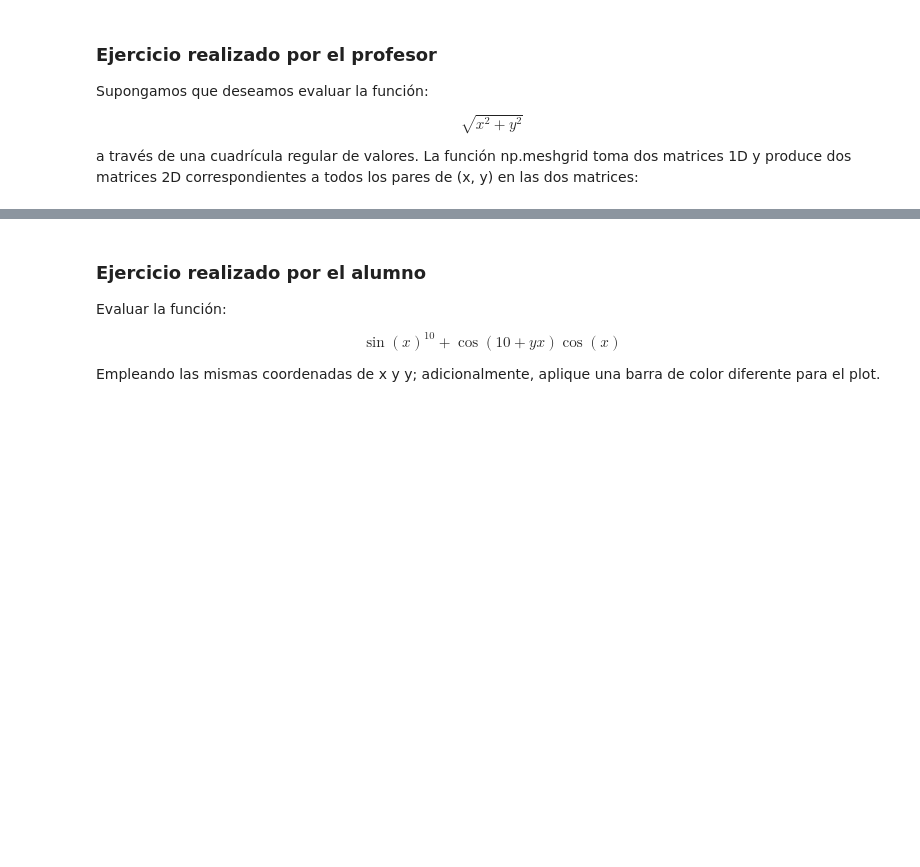
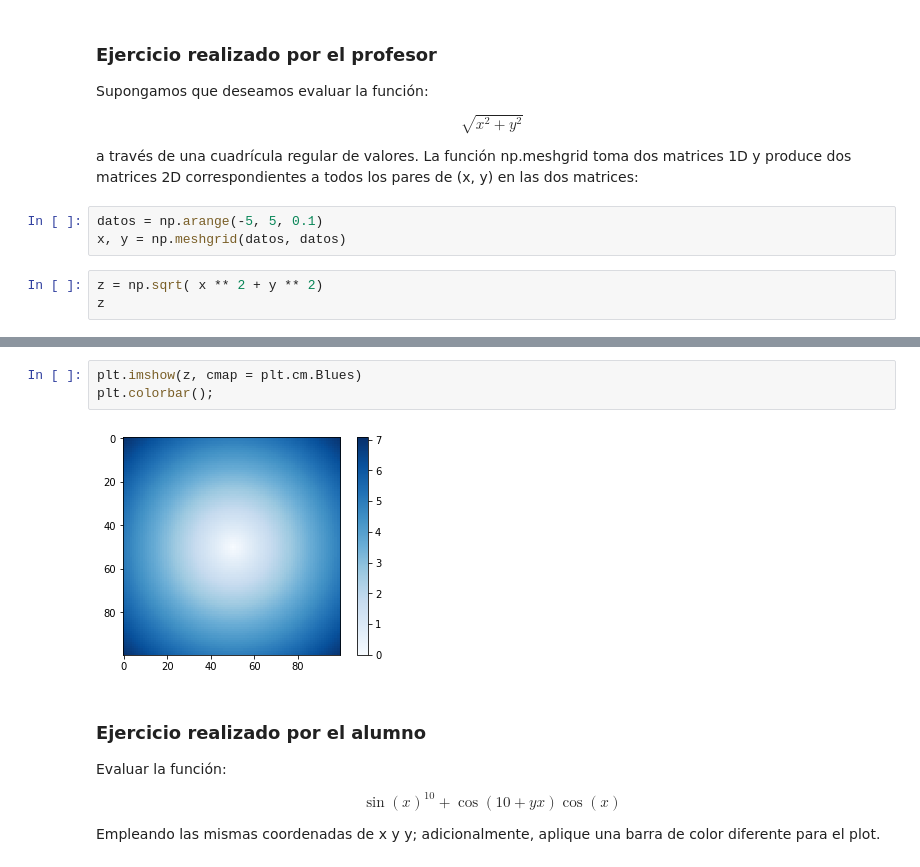
Before and after one commit to JuanAcevedoEcon/Data-Analysis-and-Intro-to-ML, a Jupyter notebook: Session 2/Sesión 2 (Uso de la vectorización e introducción a Pandas).ipynb, the cells around one changed output, grey strips where cells are left out. Saved outputs shown, nothing was run; the diff lists cells and outputs as text; blank space fills up the shorter version.

```diff
--- a/Session 2/Sesión 2 (Uso de la vectorización e introducción a Pandas).ipynb
+++ b/Session 2/Sesión 2 (Uso de la vectorización e introducción a Pandas).ipynb
@@ -52,3 +122,9 @@ Supongamos que deseamos evaluar la función:
 $$\sqrt{x^2 + y^2}$$
 
 a través de una cuadrícula regular de valores. La función np.meshgrid toma dos matrices 1D y produce dos matrices 2D correspondientes a todos los pares de (x, y) en las dos matrices:
+# %%
+datos = np.arange(-5, 5, 0.1)
+x, y = np.meshgrid(datos, datos)
+# %%
+z = np.sqrt( x ** 2 + y ** 2)
+z
@@ -55,3 +145,8 @@ a través de una cuadrícula regular de valores. La función np.meshgrid toma do
+# %%
+plt.imshow(z, cmap = plt.cm.Blues)
+plt.colorbar();
+# %% [output]
+[figure, added]
 # %% [markdown]
 ### Ejercicio realizado por el alumno
 
```
Also changed, not shown: parts of 46 cells of this notebook, 1 other file.
